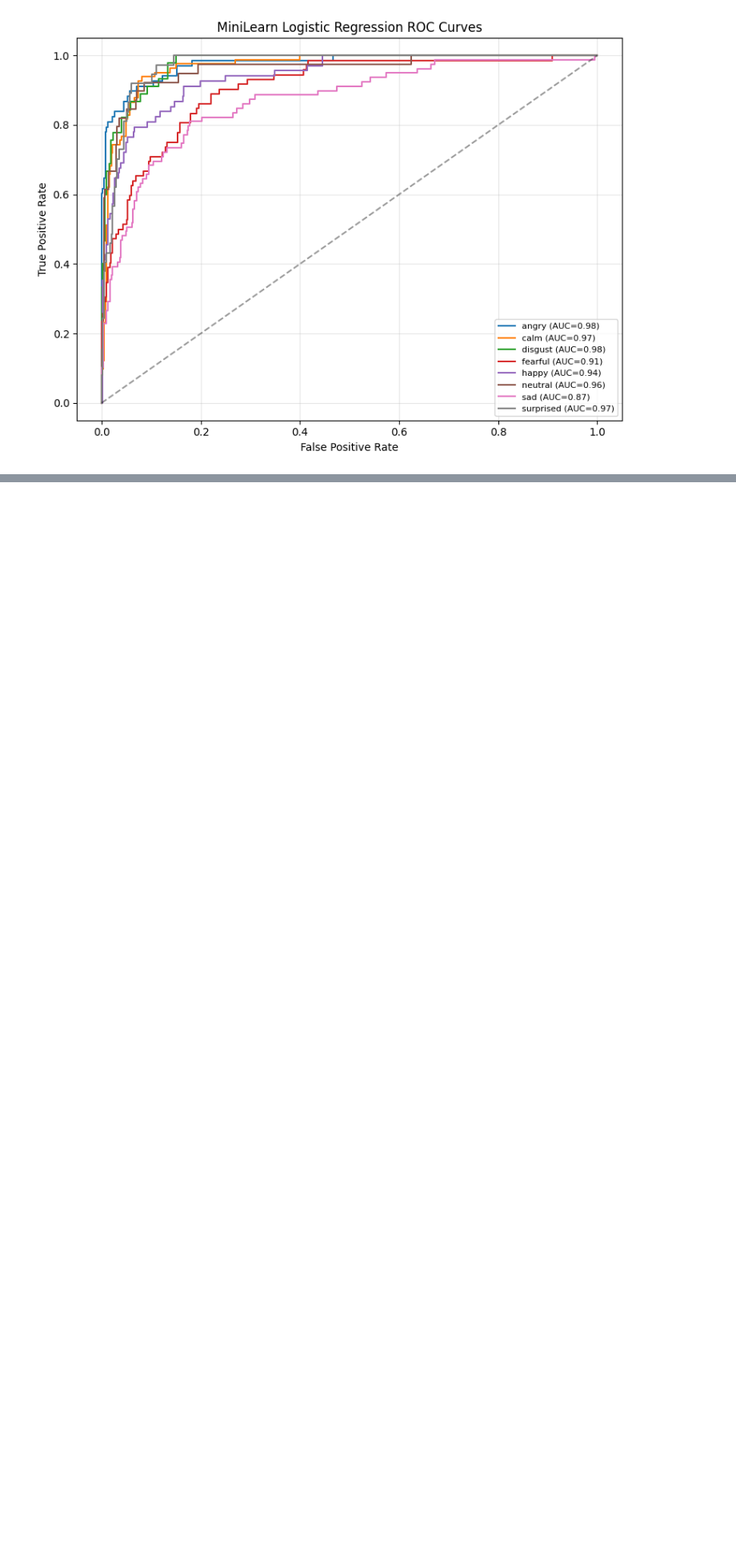
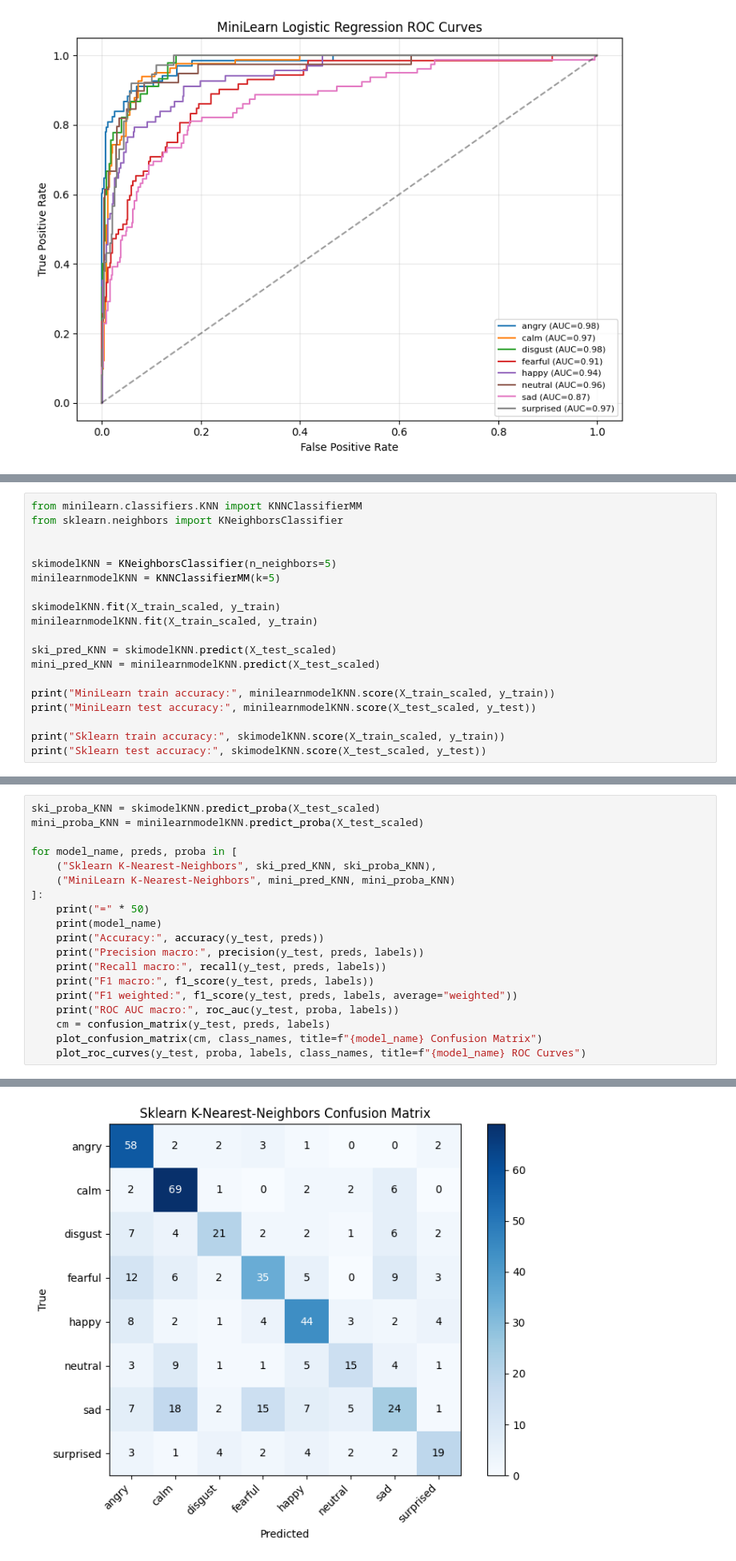
Before and after one commit to BradMartinMiami/SchoolProjectCSE432, a Jupyter notebook: SER_Project/notebooks/Classification.ipynb, the cells around one changed output, grey strips where cells are left out. Shown at 80% size. Saved outputs shown, nothing was run; the diff lists cells and outputs as text; blank space fills up the shorter version.

```diff
--- a/SER_Project/notebooks/Classification.ipynb
+++ b/SER_Project/notebooks/Classification.ipynb
@@ -149,0 +152,19 @@ ROC AUC macro: 0.9463740132786796
+# %%
+from minilearn.classifiers.KNN import KNNClassifierMM
+from sklearn.neighbors import KNeighborsClassifier
+
+
+skimodelKNN = KNeighborsClassifier(n_neighbors=5)
+minilearnmodelKNN = KNNClassifierMM(k=5)
+
+skimodelKNN.fit(X_train_scaled, y_train)
+minilearnmodelKNN.fit(X_train_scaled, y_train)
+
+ski_pred_KNN = skimodelKNN.predict(X_test_scaled)
+mini_pred_KNN = minilearnmodelKNN.predict(X_test_scaled)
+
+print("MiniLearn train accuracy:", minilearnmodelKNN.score(X_train_scaled, y_train))
+print("MiniLearn test accuracy:", minilearnmodelKNN.score(X_test_scaled, y_test))
+
+print("Sklearn train accuracy:", skimodelKNN.score(X_train_scaled, y_train))
+print("Sklearn test accuracy:", skimodelKNN.score(X_test_scaled, y_test))
@@ -149,0 +176,20 @@ ROC AUC macro: 0.9463740132786796
+# %%
+ski_proba_KNN = skimodelKNN.predict_proba(X_test_scaled)
+mini_proba_KNN = minilearnmodelKNN.predict_proba(X_test_scaled)
+
+for model_name, preds, proba in [
+    ("Sklearn K-Nearest-Neighbors", ski_pred_KNN, ski_proba_KNN),
+    ("MiniLearn K-Nearest-Neighbors", mini_pred_KNN, mini_proba_KNN)
+]:
+    print("=" * 50)
+    print(model_name)
+    print("Accuracy:", accuracy(y_test, preds))
+    print("Precision macro:", precision(y_test, preds, labels))
+    print("Recall macro:", recall(y_test, preds, labels))
+    print("F1 macro:", f1_score(y_test, preds, labels))
+    print("F1 weighted:", f1_score(y_test, preds, labels, average="weighted"))
+    print("ROC AUC macro:", roc_auc(y_test, proba, labels))
+    cm = confusion_matrix(y_test, preds, labels)
+    plot_confusion_matrix(cm, class_names, title=f"{model_name} Confusion Matrix")
+    plot_roc_curves(y_test, proba, labels, class_names, title=f"{model_name} ROC Curves")
+# %% [output]
@@ -149,0 +204 @@ ROC AUC macro: 0.9463740132786796
+[figure, added]
```
Also changed, not shown: parts of 4 cells of this notebook.
